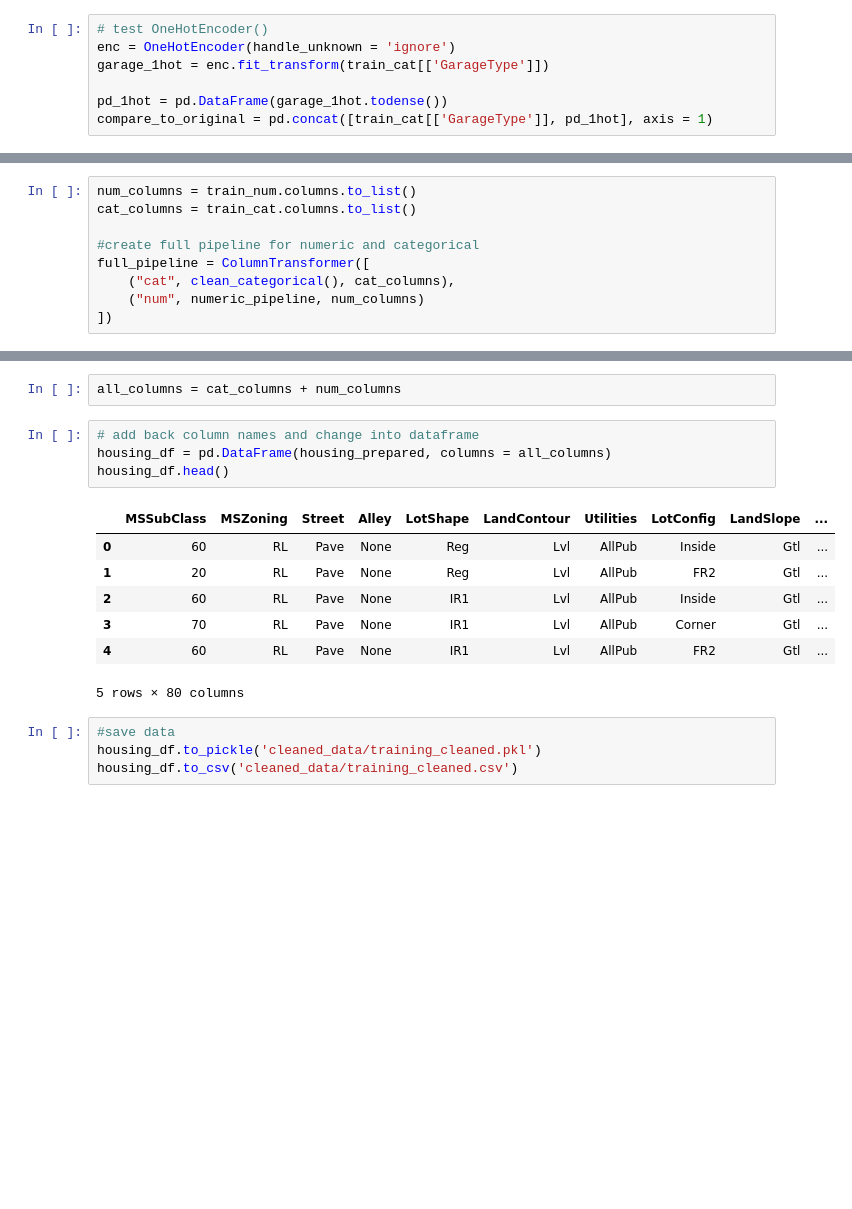
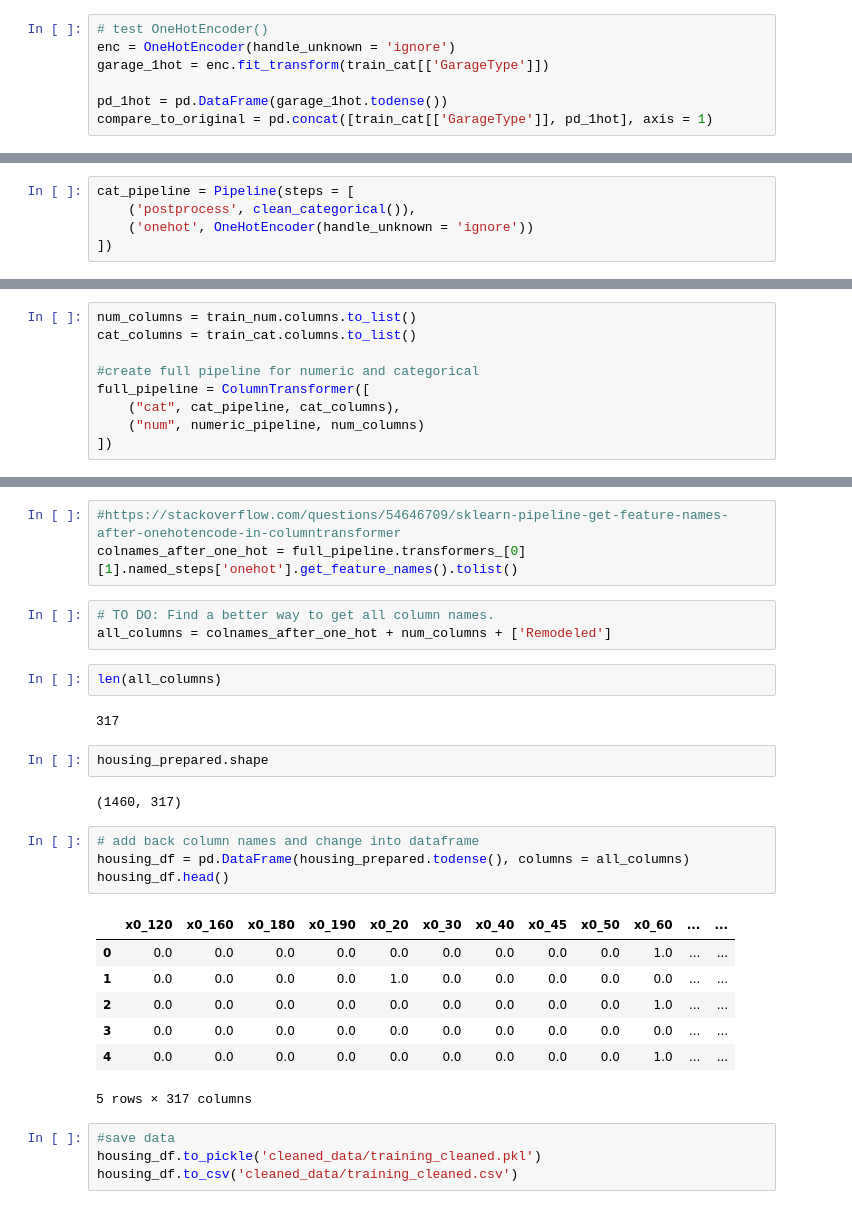
Before and after one commit to mianakajima/housing_prices, a Jupyter notebook: analysis/02_data_cleaning.ipynb, the cells around one changed output, grey strips where cells are left out. Cells and saved outputs as stored; diff of their text form; blank space fills up the shorter version.

```diff
--- a/analysis/02_data_cleaning.ipynb
+++ b/analysis/02_data_cleaning.ipynb
@@ -223 +242,6 @@ compare_to_original.drop_duplicates()
+# %%
+cat_pipeline = Pipeline(steps = [
+    ('postprocess', clean_categorical()),
+    ('onehot', OneHotEncoder(handle_unknown = 'ignore'))
+])
 # %% [markdown]
@@ -228,7 +252,7 @@ cat_columns = train_cat.columns.to_list()
 
 #create full pipeline for numeric and categorical
 full_pipeline = ColumnTransformer([
-    ("cat", clean_categorical(), cat_columns),
+    ("cat", cat_pipeline, cat_columns),
     ("num", numeric_pipeline, num_columns)
 ])
 # %%
@@ -256,17 +265,29 @@ array([['60', 'RL', 'Pave', 'None', 'Reg', 'Lvl', 'AllPub', 'Inside',
+# %%
+#https://stackoverflow.com/questions/54646709/sklearn-pipeline-get-feature-names-after-onehotencode-in-columntransformer
+colnames_after_one_hot = full_pipeline.transformers_[0][1].named_steps['onehot'].get_feature_names().tolist()
 # %%
-all_columns = cat_columns + num_columns
+# TO DO: Find a better way to get all column names.
+all_columns = colnames_after_one_hot + num_columns + ['Remodeled']
+# %%
+len(all_columns)
+# %% [output]
+317
+# %%
+housing_prepared.shape
+# %% [output]
+(1460, 317)
 # %%
 # add back column names and change into dataframe
-housing_df = pd.DataFrame(housing_prepared, columns = all_columns)
+housing_df = pd.DataFrame(housing_prepared.todense(), columns = all_columns)
 housing_df.head()
 # %% [output]
-|  | MSSubClass | MSZoning | Street | Alley | LotShape | LandContour | Utilities | LotConfig | LandSlope | ... |
-| 0 | 60 | RL | Pave | None | Reg | Lvl | AllPub | Inside | Gtl | ... |
-| 1 | 20 | RL | Pave | None | Reg | Lvl | AllPub | FR2 | Gtl | ... |
-| 2 | 60 | RL | Pave | None | IR1 | Lvl | AllPub | Inside | Gtl | ... |
-| 3 | 70 | RL | Pave | None | IR1 | Lvl | AllPub | Corner | Gtl | ... |
-| 4 | 60 | RL | Pave | None | IR1 | Lvl | AllPub | FR2 | Gtl | ... |
+|  | x0_120 | x0_160 | x0_180 | x0_190 | x0_20 | x0_30 | x0_40 | x0_45 | x0_50 | x0_60 | ... | ... |
+| 0 | 0.0 | 0.0 | 0.0 | 0.0 | 0.0 | 0.0 | 0.0 | 0.0 | 0.0 | 1.0 | ... | ... |
+| 1 | 0.0 | 0.0 | 0.0 | 0.0 | 1.0 | 0.0 | 0.0 | 0.0 | 0.0 | 0.0 | ... | ... |
+| 2 | 0.0 | 0.0 | 0.0 | 0.0 | 0.0 | 0.0 | 0.0 | 0.0 | 0.0 | 1.0 | ... | ... |
+| 3 | 0.0 | 0.0 | 0.0 | 0.0 | 0.0 | 0.0 | 0.0 | 0.0 | 0.0 | 0.0 | ... | ... |
+| 4 | 0.0 | 0.0 | 0.0 | 0.0 | 0.0 | 0.0 | 0.0 | 0.0 | 0.0 | 1.0 | ... | ... |
-5 rows × 80 columns
+5 rows × 317 columns
 # %%
 #save data
 housing_df.to_pickle('cleaned_data/training_cleaned.pkl')
```
Also changed, not shown: parts of 20 cells of this notebook, 8 other files.
